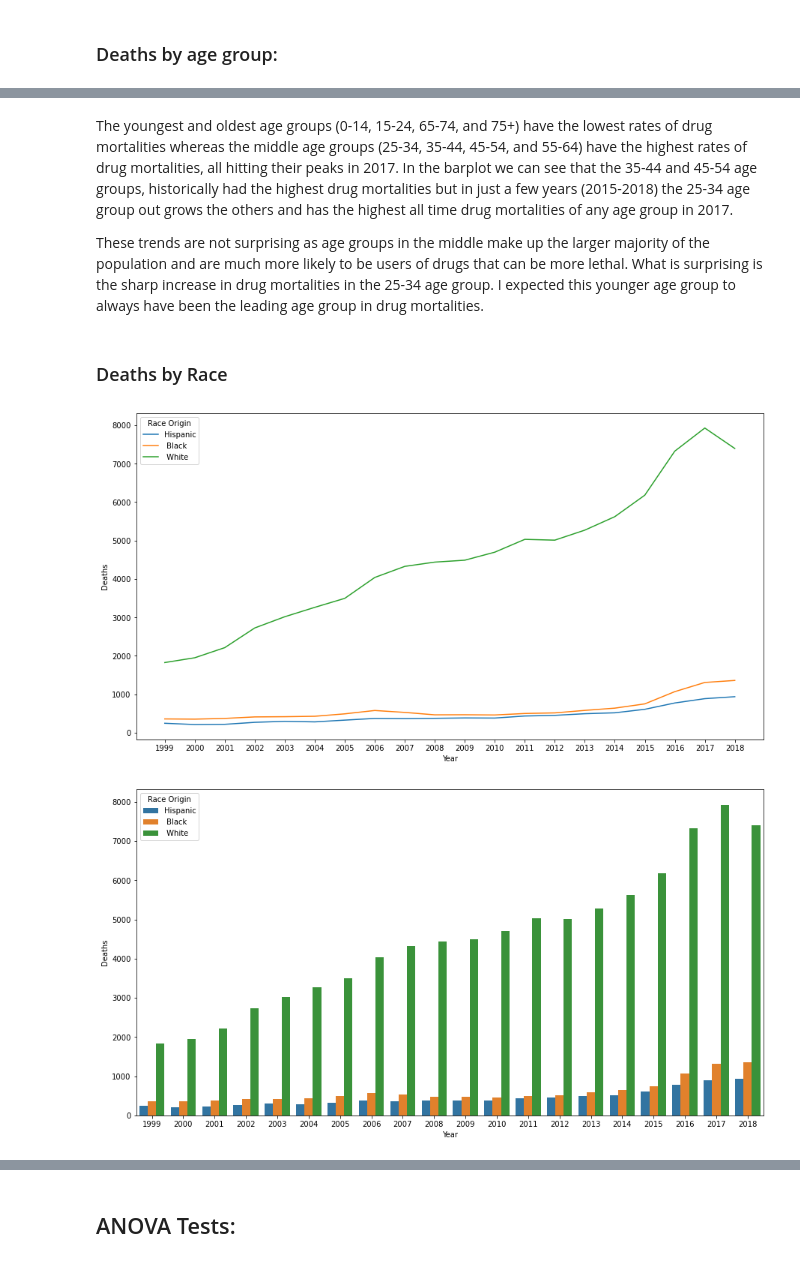
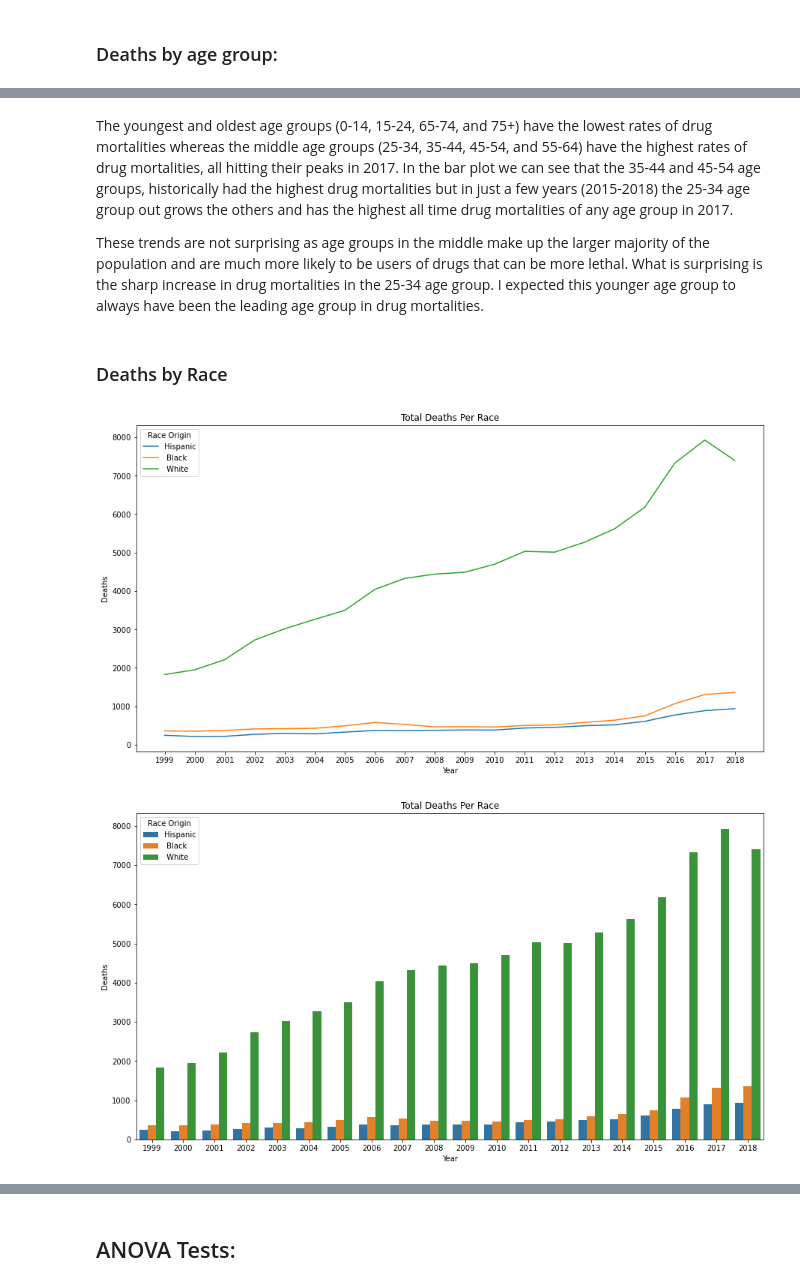
Before and after one commit to cwaggles/TOOL1_FINAL_PROJECT, a Jupyter notebook: Data Science Tools 1 - Final Project.ipynb, the cells around one changed output, grey strips where cells are left out. Saved outputs shown, nothing was run; the diff lists cells and outputs as text; code cells hidden in the pictures.

```diff
--- a/Data Science Tools 1 - Final Project.ipynb
+++ b/Data Science Tools 1 - Final Project.ipynb
@@ -238,5 +241,5 @@ plt.show()
 # %% [markdown]
-The youngest and oldest age groups (0-14, 15-24, 65-74, and 75+) have the lowest rates of drug mortalities whereas the middle age groups (25-34, 35-44, 45-54, and 55-64) have the highest rates of drug mortalities, all hitting their peaks in 2017. In the barplot we can see that the 35-44 and 45-54 age groups, historically had the highest drug mortalities but in just a few years (2015-2018) the 25-34 age group out grows the others and has the highest all time drug mortalities of any age group in 2017.
+The youngest and oldest age groups (0-14, 15-24, 65-74, and 75+) have the lowest rates of drug mortalities whereas the middle age groups (25-34, 35-44, 45-54, and 55-64) have the highest rates of drug mortalities, all hitting their peaks in 2017. In the bar plot we can see that the 35-44 and 45-54 age groups, historically had the highest drug mortalities but in just a few years (2015-2018) the 25-34 age group out grows the others and has the highest all time drug mortalities of any age group in 2017.
 
 These trends are not surprising as age groups in the middle make up the larger majority of the population and are much more likely to be users of drugs that can be more lethal. What is surprising is the sharp increase in drug mortalities in the 25-34 age group. I expected this younger age group to always have been the leading age group in drug mortalities.
 # %% [markdown]
@@ -244,17 +247,19 @@ These trends are not surprising as age groups in the middle make up the larger m
 # %%
 %matplotlib inline
 plt.figure(figsize=(15,8))
 sb.lineplot(x = "Year", y = "Deaths", hue = "Race Origin", ci=None, data=other_races_US)
 x_ticks = np.arange(1999, 2019, 1)
+plt.title('Total Deaths Per Race')
 plt.xticks(x_ticks)
 plt.show()
 # %% [output]
-[figure, old version]
+[figure, new version]
 # %%
 %matplotlib inline
 plt.figure(figsize=(15,8))
 sb.barplot(data=other_races_US,  x="Year",  y="Deaths", hue="Race Origin", ci=None)
+plt.title('Total Deaths Per Race')
 plt.show()
 # %% [output]
-[figure, old version]
+[figure, new version]
 # %% [markdown]
```
Also changed, not shown: parts of 7 cells of this notebook.
